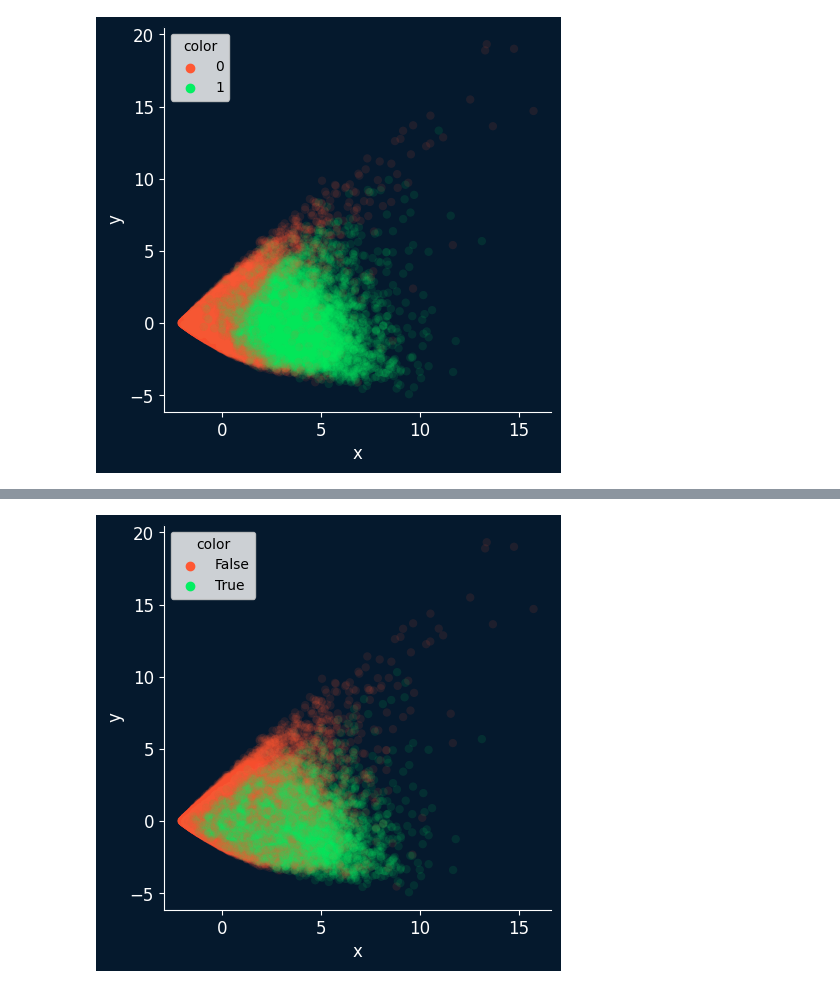
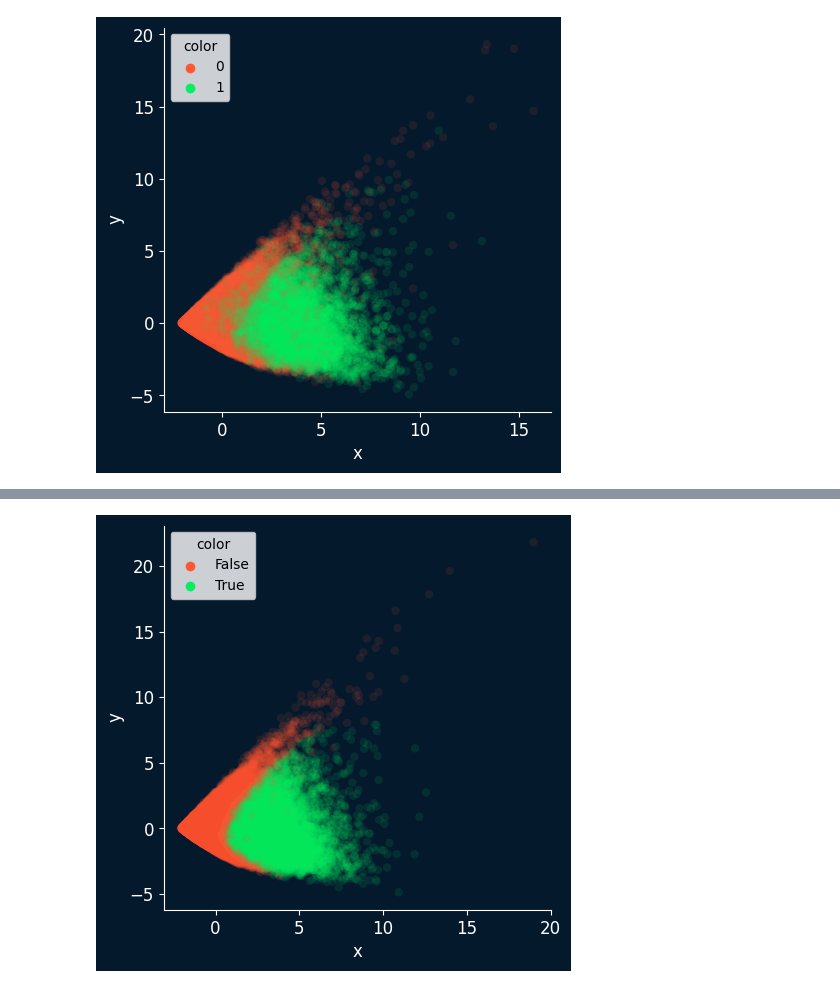
Before and after one commit to tomilee09/tesis_pregrado, a Jupyter notebook: analisis_tensorflow.ipynb, the cells around one changed output, grey strips where cells are left out. Saved outputs shown, nothing was run; the diff lists cells and outputs as text; code cells hidden in the pictures.

```diff
--- a/analisis_tensorflow.ipynb
+++ b/analisis_tensorflow.ipynb
@@ -238,3 +238,5 @@ plot_pca_2D(model,
             df_y.sample(100000, random_state=123))
 # %% [output]
 [figure]
+# %%
+y_pred_all = model.predict(X_test)>0.5
@@ -241,2 +245,2 @@ plot_pca_2D(model,
 # %%
-y_pred = pd.DataFrame(model.predict(df_X)>0.5).sample(100000, random_state=123)
+y_pred = pd.DataFrame(y_pred_all).sample(100000, random_state=123)
@@ -245,6 +247,6 @@ y_pred = pd.DataFrame(model.predict(df_X)>0.5).sample(100000, random_state=123)
 # %%
 plot_pca_2D(model,
-            df_X.sample(100000, random_state=123),
+            pd.DataFrame(X_test.reshape((X_test.shape[0], 6))).sample(100000, random_state=123),
             y_pred)
 # %% [output]
-[figure, old version]
+[figure, new version]
```
Also changed, not shown: parts of 6 cells of this notebook, 2 other files.
